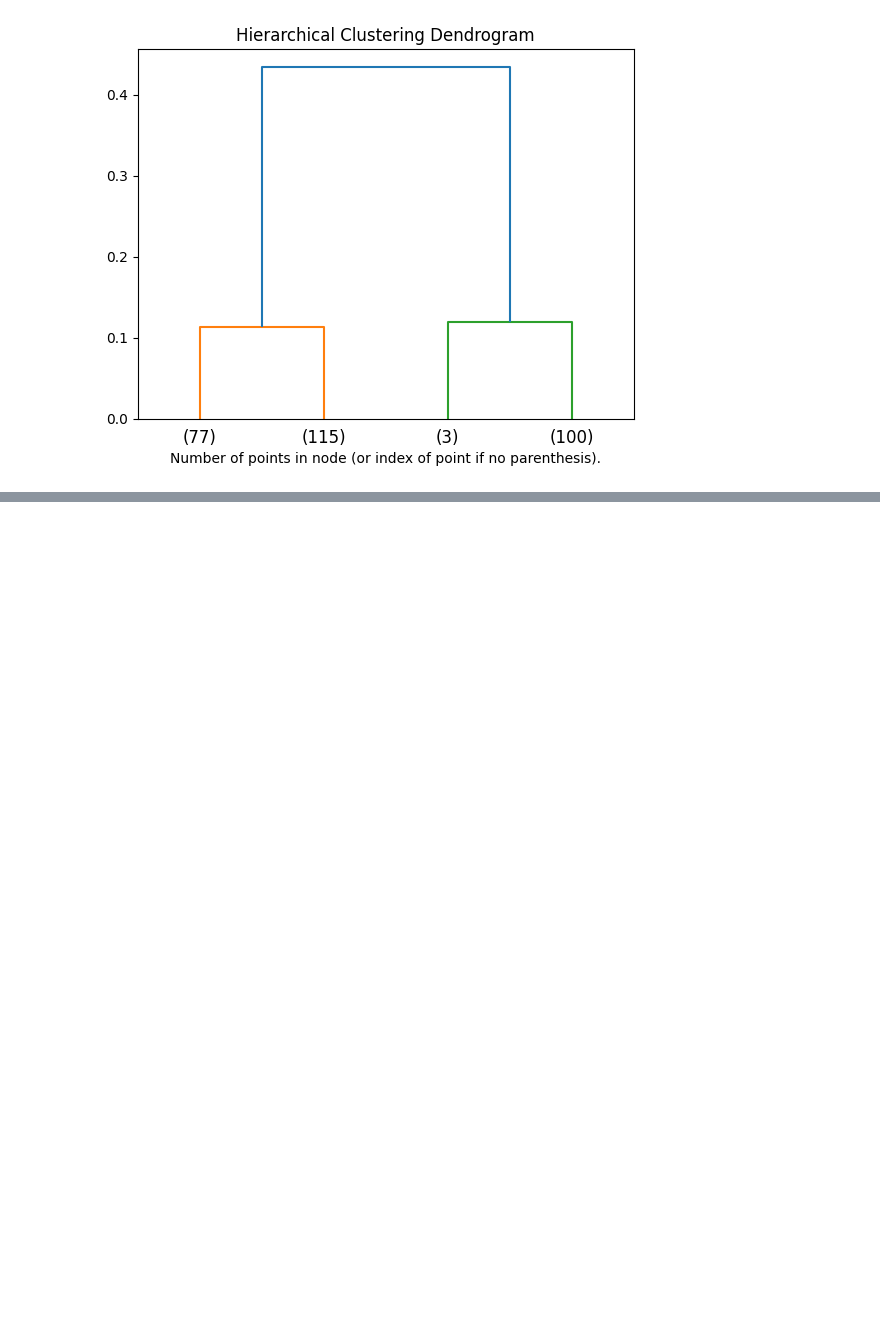
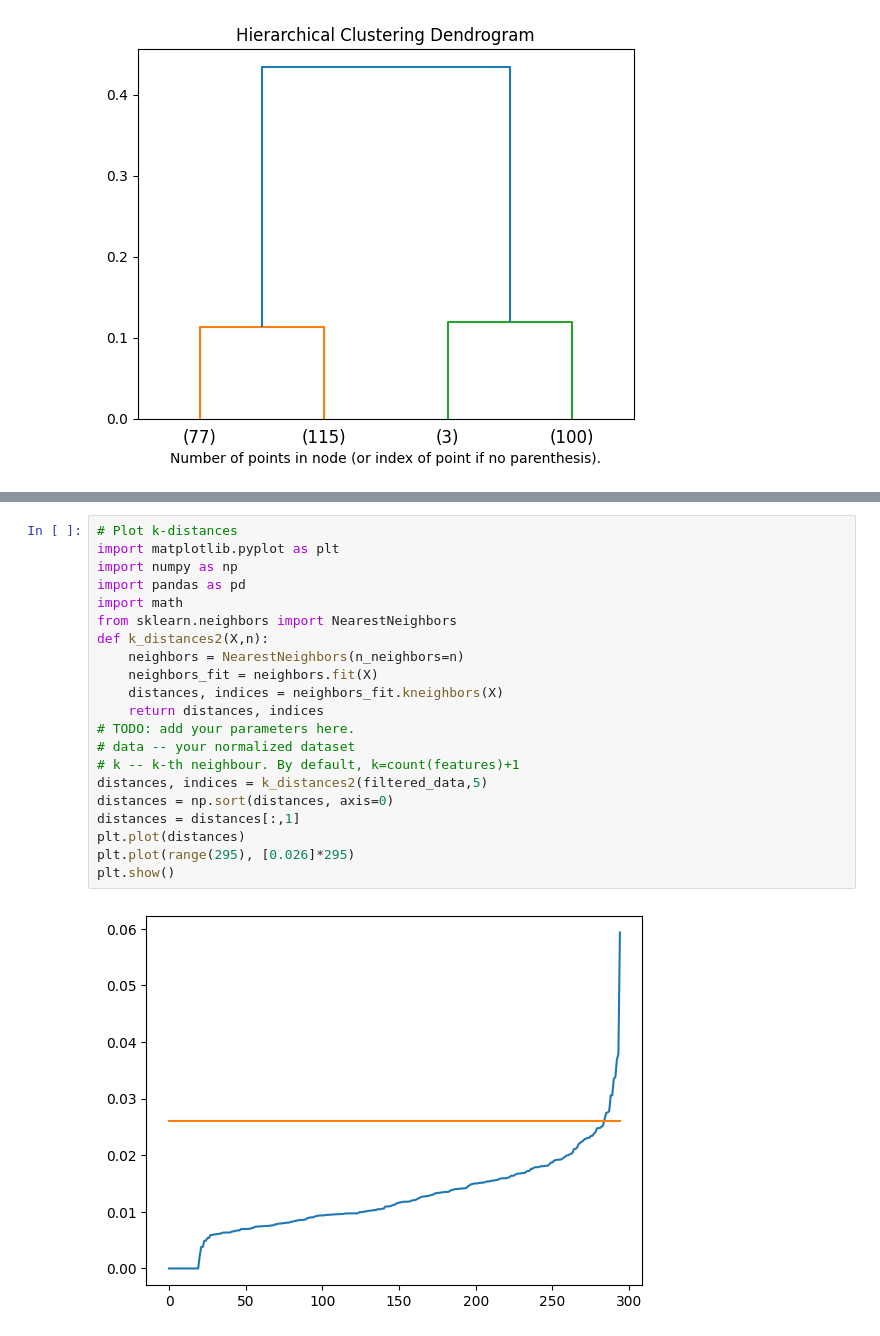
Before and after one commit to linusedman/Data-mining-I, a Jupyter notebook: A3/assignment_3.ipynb, the cells around one changed output, grey strips where cells are left out. Saved outputs shown, nothing was run; the diff lists cells and outputs as text; blank space fills up the shorter version.

```diff
--- a/A3/assignment_3.ipynb
+++ b/A3/assignment_3.ipynb
@@ -307,0 +306,23 @@ Number of noise points: 0
+# %%
+# Plot k-distances
+import matplotlib.pyplot as plt
+import numpy as np
+import pandas as pd
+import math
+from sklearn.neighbors import NearestNeighbors
+def k_distances2(X,n):
+    neighbors = NearestNeighbors(n_neighbors=n)
+    neighbors_fit = neighbors.fit(X)
+    distances, indices = neighbors_fit.kneighbors(X)
+    return distances, indices
+# TODO: add your parameters here.
+# data -- your normalized dataset
+# k -- k-th neighbour. By default, k=count(features)+1
+distances, indices = k_distances2(filtered_data,5)
+distances = np.sort(distances, axis=0)
+distances = distances[:,1]
+plt.plot(distances)
+plt.plot(range(295), [0.026]*295)
+plt.show()
+# %% [output]
+[figure, added]
```
Also changed, not shown: parts of 2 cells of this notebook.
